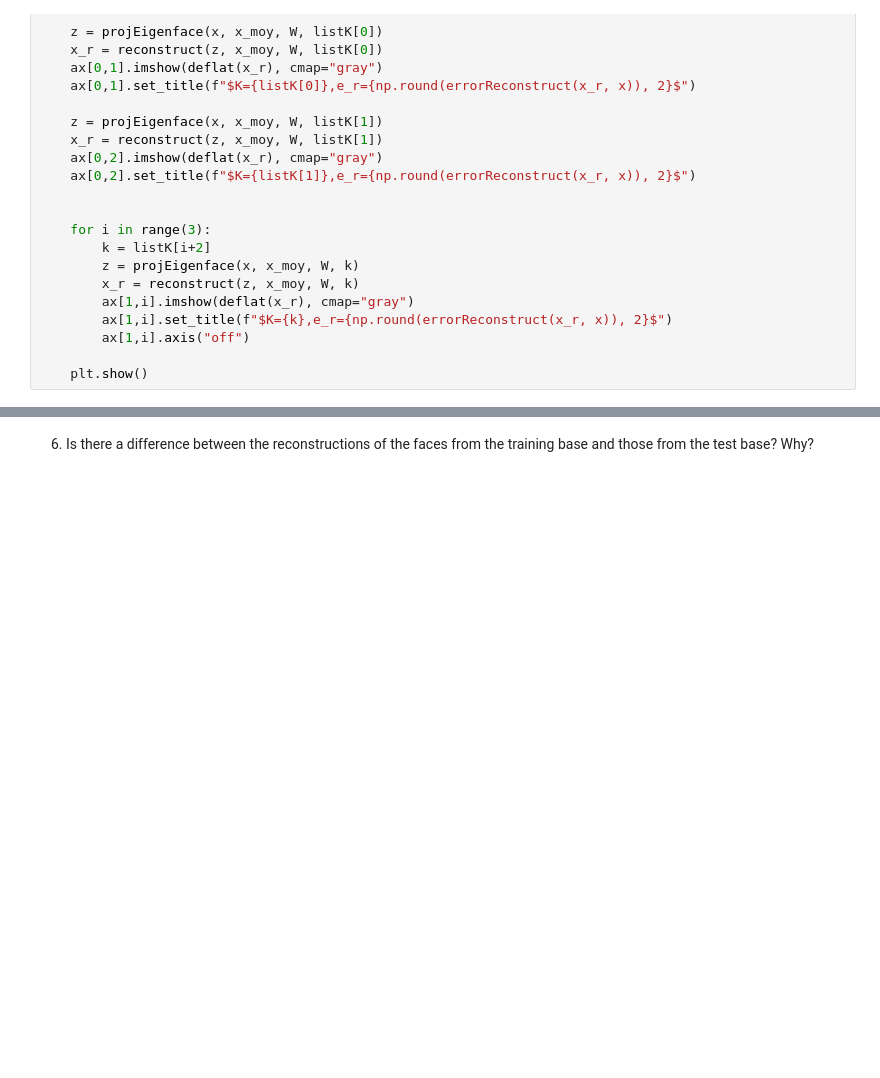
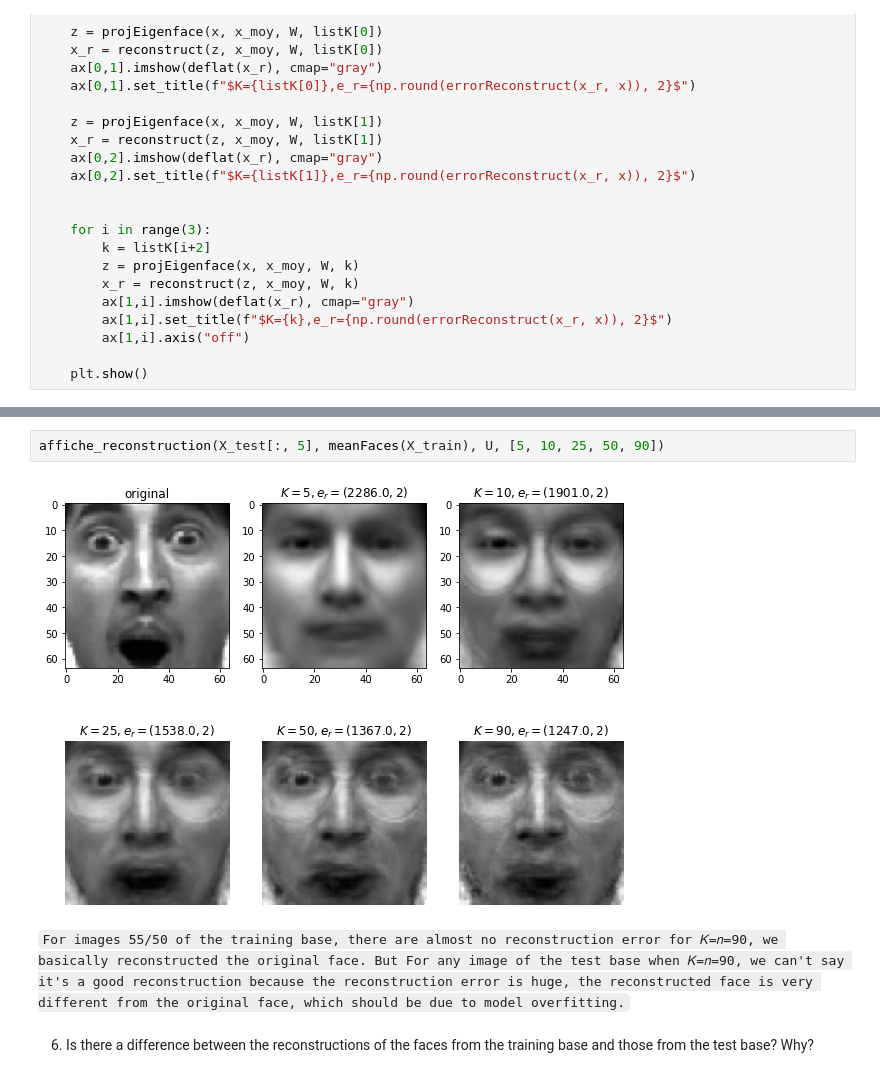
Before and after one commit to ZHANGzhile/BIMA, a Jupyter notebook: TME9-10/TME9-10.ipynb, the cells around one changed output, grey strips where cells are left out. Saved outputs shown, nothing was run; the diff lists cells and outputs as text; blank space fills up the shorter version.

````diff
--- a/TME9-10/TME9-10.ipynb
+++ b/TME9-10/TME9-10.ipynb
@@ -389,3 +401,9 @@ affiche_reconstruction(X_train[:, 20], meanFaces(X_train), U, [5, 10, 25, 50, 90
+# %%
+affiche_reconstruction(X_test[:, 5], meanFaces(X_train), U, [5, 10, 25, 50, 90])
+# %% [output]
+[figure, added]
+# %% [markdown]
+```For images 55/50 of the training base, there are almost no reconstruction error for 𝐾=𝑛=90, we basically reconstructed the original face. But For any image of the test base when 𝐾=𝑛=90, we can't say it's a good reconstruction because the reconstruction error is huge, the reconstructed face is very different from the original face, which should be due to model overfitting.```
 # %% [markdown]
 6. Is there a difference between the reconstructions of the faces from the training base and those from the test base? Why?
 # %% [markdown]
````
Also changed, not shown: parts of 9 cells of this notebook.
